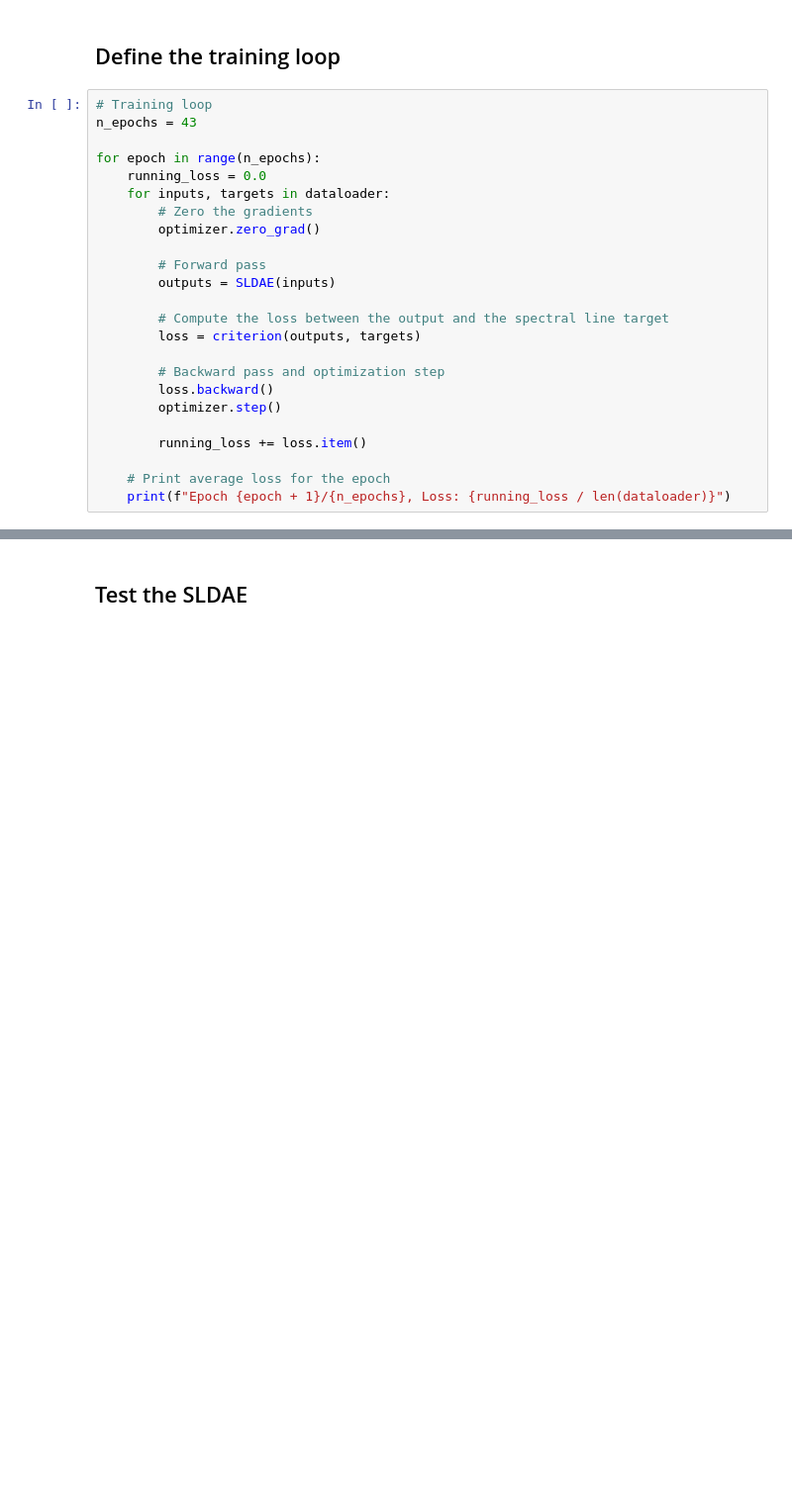
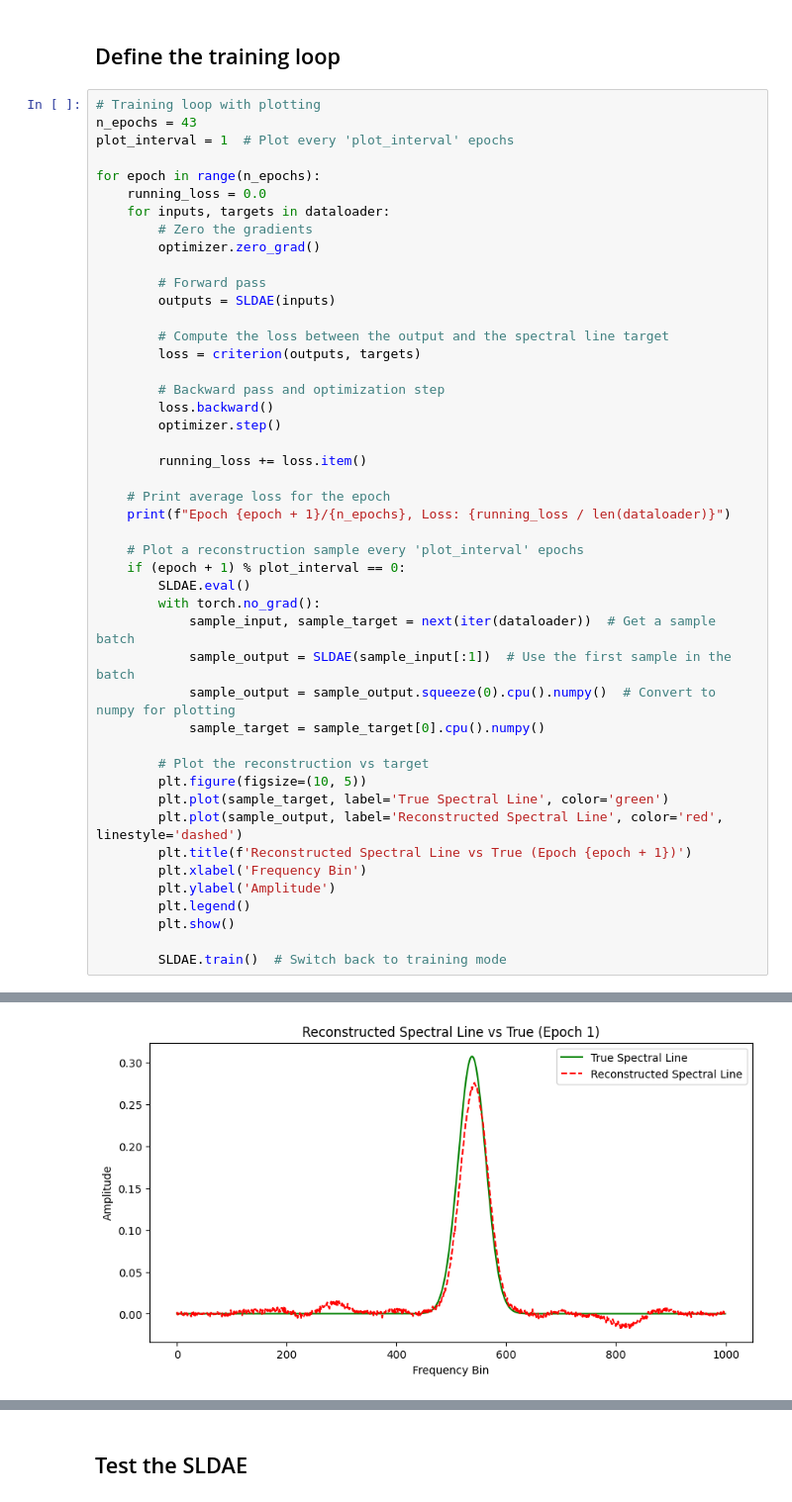
Before and after one commit to Astro-Beam/ASTRO, a Jupyter notebook: Neural Networks/Denoising_Autoencoder.ipynb, the cells around one changed output, grey strips where cells are left out. Shown at 99% size. Cells and saved outputs as stored; diff of their text form; blank space fills up the shorter version.

```diff
--- a/Neural Networks/Denoising_Autoencoder.ipynb
+++ b/Neural Networks/Denoising_Autoencoder.ipynb
@@ -521,8 +535,9 @@ optimizer = optim.Adam(SLDAE.parameters(), lr=0.001)
 # %% [markdown]
 ## Define the training loop
 # %%
-# Training loop
+# Training loop with plotting
 n_epochs = 43
+plot_interval = 1  # Plot every 'plot_interval' epochs
 
 for epoch in range(n_epochs):
     running_loss = 0.0
@@ -544,4 +559,25 @@ for epoch in range(n_epochs):
 
     # Print average loss for the epoch
     print(f"Epoch {epoch + 1}/{n_epochs}, Loss: {running_loss / len(dataloader)}")
+
+    # Plot a reconstruction sample every 'plot_interval' epochs
+    if (epoch + 1) % plot_interval == 0:
+        SLDAE.eval()
+        with torch.no_grad():
+            sample_input, sample_target = next(iter(dataloader))  # Get a sample batch
+            sample_output = SLDAE(sample_input[:1])  # Use the first sample in the batch
+            sample_output = sample_output.squeeze(0).cpu().numpy()  # Convert to numpy for plotting
+            sample_target = sample_target[0].cpu().numpy()
+
+        # Plot the reconstruction vs target
+        plt.figure(figsize=(10, 5))
+        plt.plot(sample_target, label='True Spectral Line', color='green')
+        plt.plot(sample_output, label='Reconstructed Spectral Line', color='red', linestyle='dashed')
+        plt.title(f'Reconstructed Spectral Line vs True (Epoch {epoch + 1})')
+        plt.xlabel('Frequency Bin')
+        plt.ylabel('Amplitude')
+        plt.legend()
+        plt.show()
+
+        SLDAE.train()  # Switch back to training mode
 # %% [output]
@@ -564,0 +585 @@ Epoch 43/43, Loss: 7.000581660312364e-05
+[figure, added]
```
Also changed, not shown: parts of 9 cells of this notebook.
